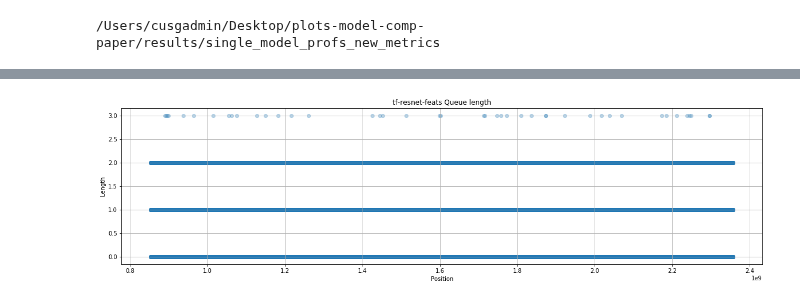
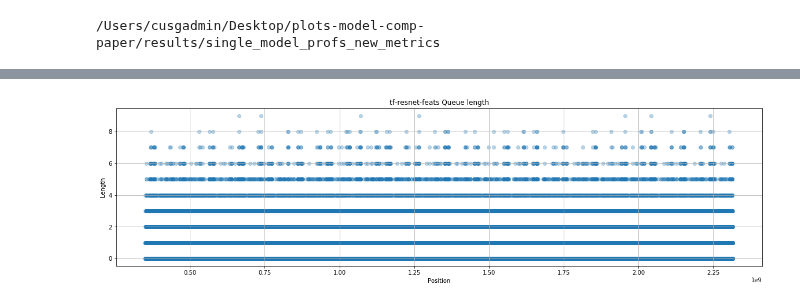
Before and after one commit to dcrankshaw/plots-model-comp-paper, a Jupyter notebook: plotting/single_model_distribution_plotting.ipynb, the cells around one changed output, grey strips where cells are left out. Cells and saved outputs as stored; diff of their text form; code cells hidden in the pictures.

```diff
--- a/plotting/single_model_distribution_plotting.ipynb
+++ b/plotting/single_model_distribution_plotting.ipynb
@@ -400,6 +346,6 @@ def plot_ordinal_queue_sizes(cached_extractions, model_list):
         ax.grid()
         plt.scatter(timestamps, sizes, label=model, alpha = 0.3)
 # %%
-plot_ordinal_queue_sizes(resnet4_undersaturated, resnet_models)
+plot_ordinal_queue_sizes(resnet4_exp_undersaturated, resnet_models)
 # %% [output]
-[figure, old version]
+[figure, new version]
```
Also changed, not shown: parts of 24 cells of this notebook.
